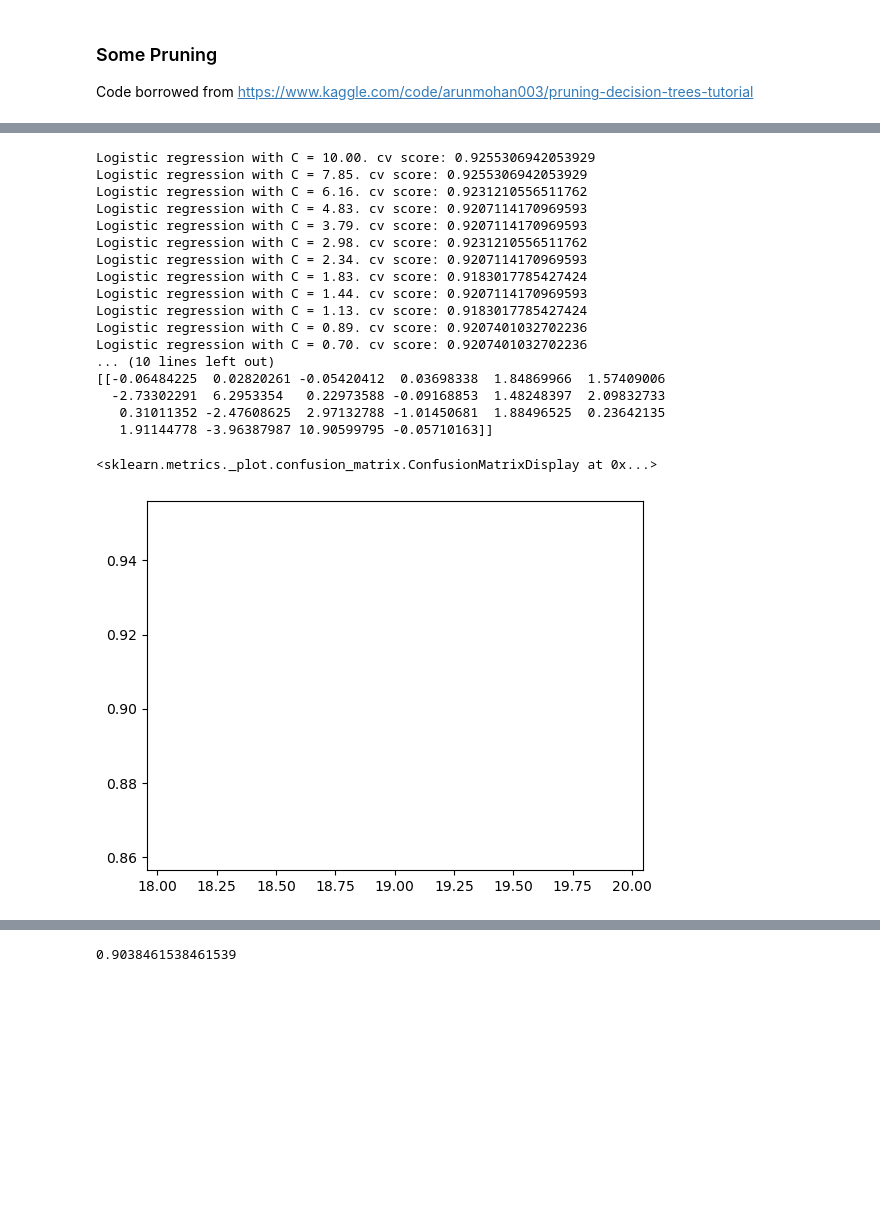
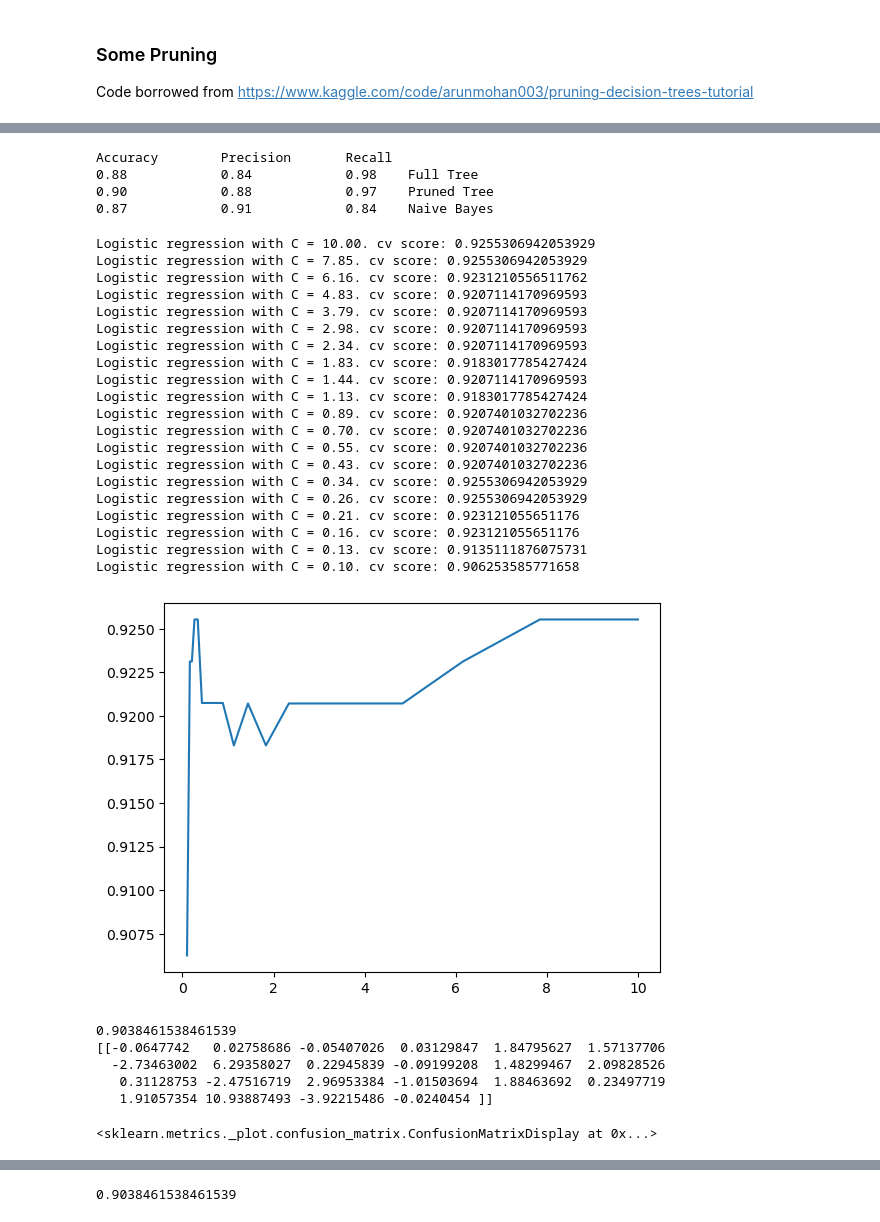
Before and after one commit to Even-tr/IN-STK5000-9000-Project-1, a Jupyter notebook: NotebookV2.ipynb, the cells around one changed output, grey strips where cells are left out. Saved outputs shown, nothing was run; the diff lists cells and outputs as text; code cells hidden in the pictures; blank space fills up the shorter version.

```diff
--- a/NotebookV2.ipynb
+++ b/NotebookV2.ipynb
@@ -664,6 +641,15 @@ plt.show()
+# %%
+model_summary(clf_full_tree, X_test, y_test, name='Full Tree')
+model_summary(clf_pruned_tree, X_test, y_test, header=False, name='Pruned Tree')
+model_summary(gnb, X_test, y_test, header=False, name='Naive Bayes')
+# %% [output]
+Accuracy        Precision       Recall
+0.88            0.84            0.98    Full Tree
+0.90            0.88            0.97    Pruned Tree
+0.87            0.91            0.84    Naive Bayes
 # %%
 from sklearn.linear_model import LogisticRegression
-clf = LogisticRegression(penalty='l1', solver='liblinear', C=1000)
+clf_lr = LogisticRegression(penalty='l1', solver='liblinear', C=1000)
 
 cs = 1/np.geomspace(0.1, 10, 20)
 
@@ -672,48 +658,54 @@ scores = {}
 
 for c in cs:
     clf_cv = LogisticRegression(penalty='l2', solver='liblinear', C=c)
     score = cross_val_score(clf_cv, X_train, y_train, cv=5).mean()
-    scores[d] = score
+    scores[c] = score
     print(f'Logistic regression with C = {c:.2f}. cv score: {score}')
 
-print(scores.values())
-
 plt.plot(scores.keys(), scores.values())
+plt.show()
 
 
+clf_lr.fit(X_train, y_train)
 
-clf.fit(X_train, y_train)
-
-y_test_pred = clf.predict(X_test)
+y_test_pred = clf_lr.predict(X_test)
 
 # Accuracy
 print(metrics.accuracy_score(y_test, y_test_pred))
-print(clf.coef_)
+print(clf_lr.coef_)
 
 # Confusion Matrix
 confusion_mat = metrics.confusion_matrix(y_test, y_test_pred)
 con_mat_disp = ConfusionMatrixDisplay(confusion_mat, display_labels=clf.classes_)
 con_mat_disp.plot()
 # %% [output]
 Logistic regression with C = 10.00. cv score: 0.9255306942053929
 Logistic regression with C = 7.85. cv score: 0.9255306942053929
 Logistic regression with C = 6.16. cv score: 0.9231210556511762
 Logistic regression with C = 4.83. cv score: 0.9207114170969593
 Logistic regression with C = 3.79. cv score: 0.9207114170969593
-Logistic regression with C = 2.98. cv score: 0.9231210556511762
+Logistic regression with C = 2.98. cv score: 0.9207114170969593
 Logistic regression with C = 2.34. cv score: 0.9207114170969593
 Logistic regression with C = 1.83. cv score: 0.9183017785427424
 Logistic regression with C = 1.44. cv score: 0.9207114170969593
 Logistic regression with C = 1.13. cv score: 0.9183017785427424
 Logistic regression with C = 0.89. cv score: 0.9207401032702236
 Logistic regression with C = 0.70. cv score: 0.9207401032702236
-... (10 lines left out)
-[[-0.06484225  0.02820261 -0.05420412  0.03698338  1.84869966  1.57409006
-  -2.73302291  6.2953354   0.22973588 -0.09168853  1.48248397  2.09832733
-   0.31011352 -2.47608625  2.97132788 -1.01450681  1.88496525  0.23642135
-   1.91144778 -3.96387987 10.90599795 -0.05710163]]
+Logistic regression with C = 0.55. cv score: 0.9207401032702236
+Logistic regression with C = 0.43. cv score: 0.9207401032702236
+Logistic regression with C = 0.34. cv score: 0.9255306942053929
+Logistic regression with C = 0.26. cv score: 0.9255306942053929
+Logistic regression with C = 0.21. cv score: 0.923121055651176
+Logistic regression with C = 0.16. cv score: 0.923121055651176
+Logistic regression with C = 0.13. cv score: 0.9135111876075731
+Logistic regression with C = 0.10. cv score: 0.906253585771658
+[figure, new version]
-<sklearn.metrics._plot.confusion_matrix.ConfusionMatrixDisplay at 0x...>
+0.9038461538461539
+[[-0.0647742   0.02758686 -0.05407026  0.03129847  1.84795627  1.57137706
+  -2.73463002  6.29358027  0.22945839 -0.09199208  1.48299467  2.09828526
+   0.31128753 -2.47516719  2.96953384 -1.01503694  1.88463692  0.23497719
+   1.91057354 10.93887493 -3.92215486 -0.0240454 ]]
-[figure, old version]
+<sklearn.metrics._plot.confusion_matrix.ConfusionMatrixDisplay at 0x...>
 [figure]
 # %%
 metrics.accuracy_score(y_test, y_test_pred)
```
Also changed, not shown: parts of 19 cells of this notebook, 1 other file.
